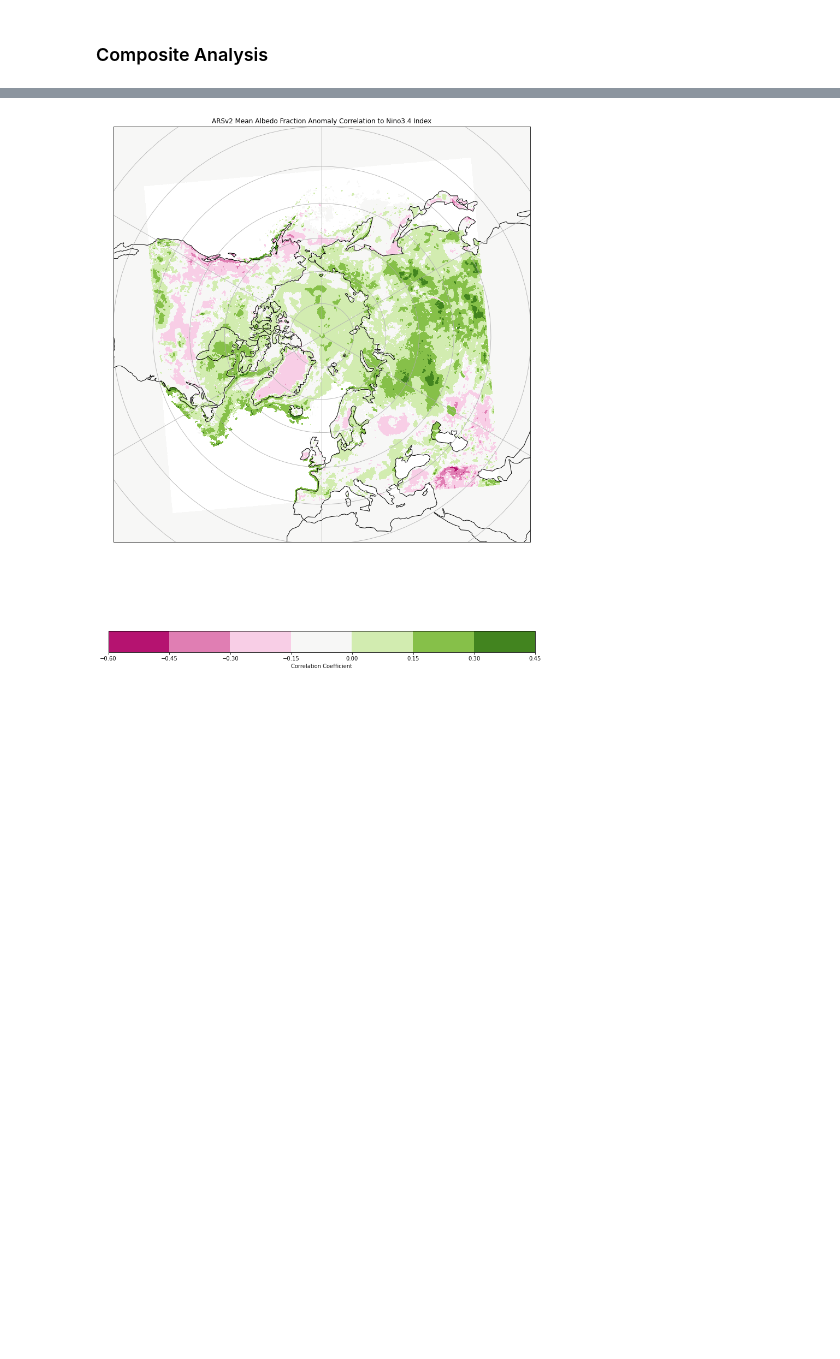
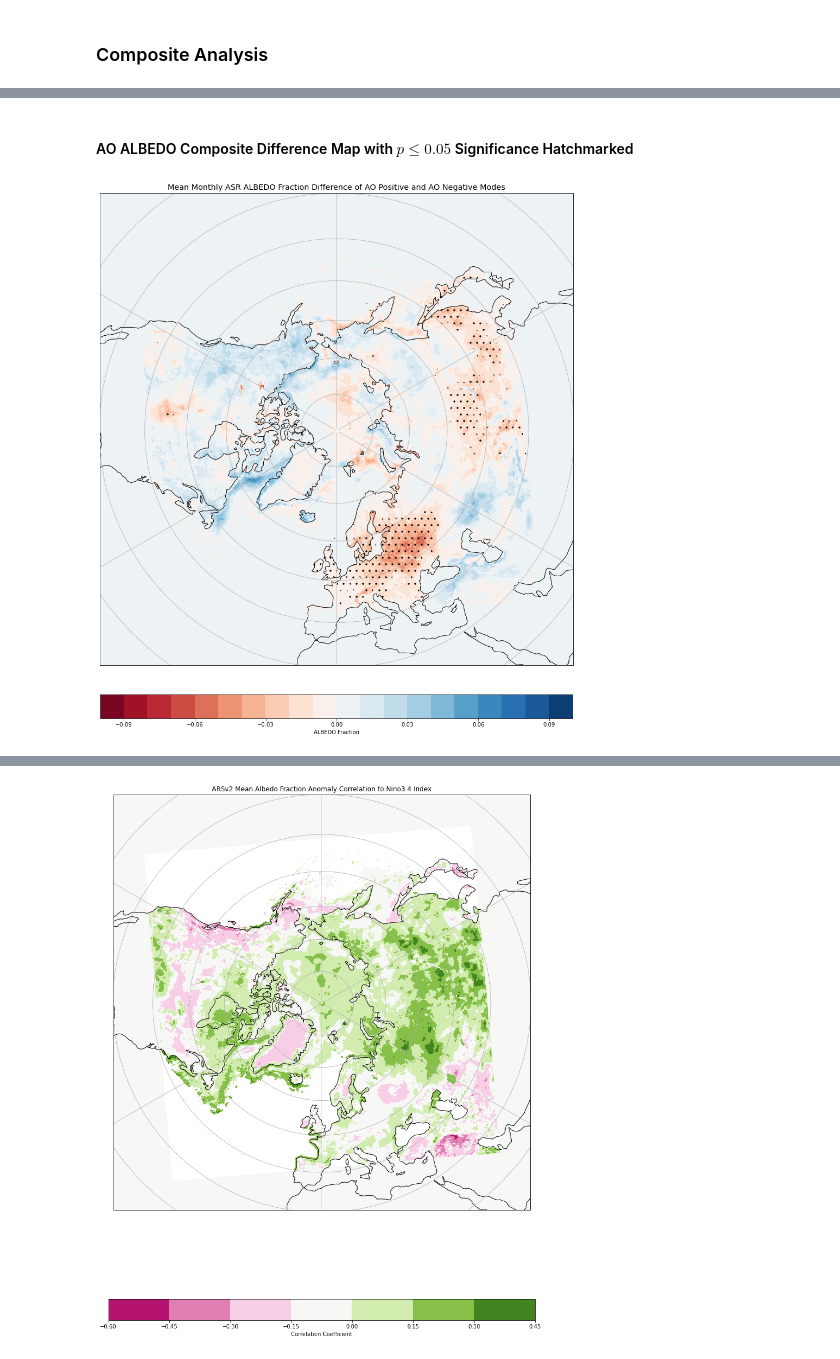
Before and after one commit to juozasg/clim-data, a Jupyter notebook: FinalProject-Revision.ipynb, the cells around one changed output, grey strips where cells are left out. Cells and saved outputs as stored; diff of their text form; code cells hidden in the pictures; blank space fills up the shorter version.

```diff
--- a/FinalProject-Revision.ipynb
+++ b/FinalProject-Revision.ipynb
@@ -118,0 +186,34 @@ plt.plot(ao['time'],ao['ao'])
+# %%
+mean_anoms_ao_diff=mean_anoms_ao_pos-mean_anoms_ao_neg
+
+anoms_ao_pos=anoms['ALBEDO'].sel(time=ao_pos['time'])
+anoms_ao_neg=anoms['ALBEDO'].sel(time=ao_neg['time'])
+# %%
+tstat,pval=ttest_ind(anoms_ao_pos,anoms_ao_neg,equal_var=False)
+# %%
+p=0.05
+ao_diff_mask=mean_anoms_ao_diff.where(pval<=p)
+# %% [markdown]
+#### AO ALBEDO Composite Difference Map with $p \leq 0.05$ Significance Hatchmarked
+# %%
+ax = plot_large_polar_common_ax()
+dr = mean_anoms_ao_diff
+clevs=np.arange(-0.10,0.11,0.01)
+
+# # AO difference
+cs=ax.contourf(dr['lon'], dr['lat'],dr,clevs,
+            transform=ccrs.PlateCarree(),
+            cmap='RdBu')
+
+# T-statistic significance map
+ax.contourf(dr['lon'], dr['lat'],ao_diff_mask,[0,1],
+             transform = ccrs.PlateCarree(),colors='None',
+             hatches=['.',''],extend='both',alpha=0)
+
+
+cbar=plt.colorbar(cs,orientation='horizontal',label='ALBEDO Fraction',shrink=0.78,pad=0.05)
+
+plt.title('Mean Monthly ASR ALBEDO Fraction Difference of AO Positive and AO Negative Modes', size='x-large')
+plt.show()
+# %% [output]
+[figure, added]
```
Also changed, not shown: parts of 32 cells of this notebook, 8 other files.
